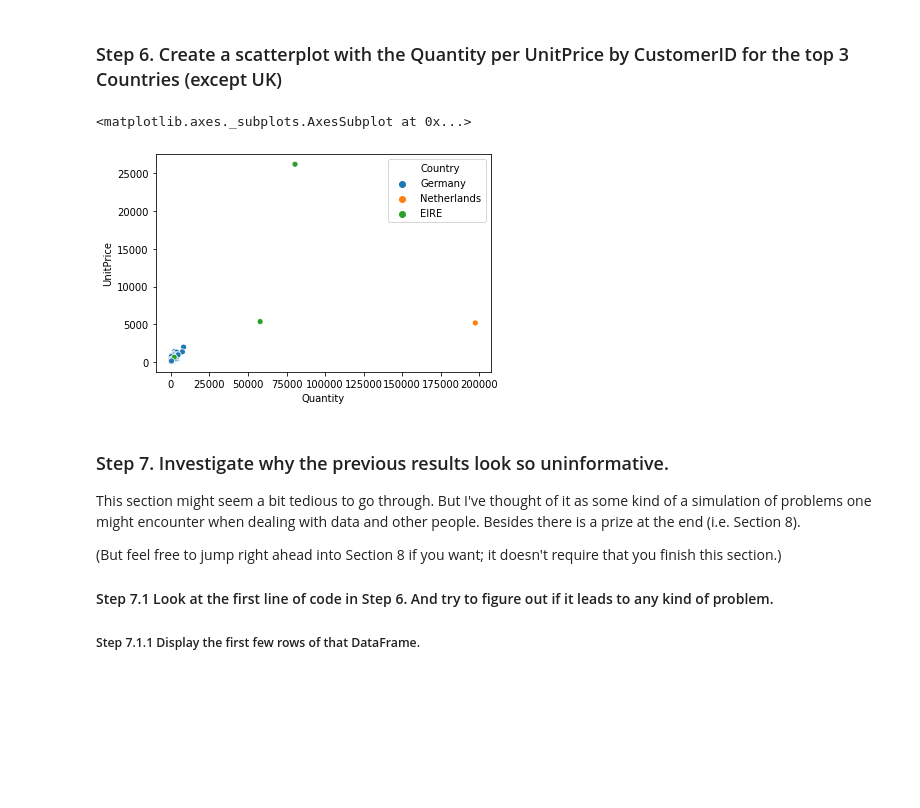
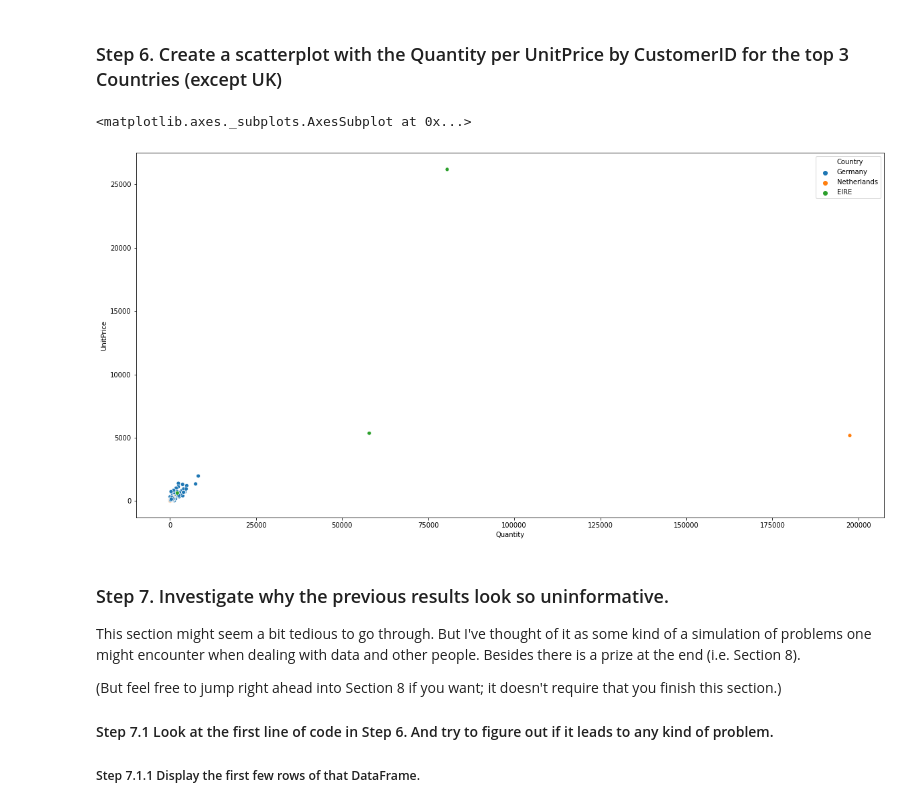
Before and after one commit to GustavoFortti/data-science-studies, a Jupyter notebook: Pandas Exercices/07_Visualization/Online_Retail/Exercises.ipynb, the cells around one changed output. Cells and saved outputs as stored; diff of their text form; code cells hidden in the pictures; blank space fills up the shorter version.

```diff
--- a/Pandas Exercices/07_Visualization/Online_Retail/Exercises.ipynb
+++ b/Pandas Exercices/07_Visualization/Online_Retail/Exercises.ipynb
@@ -69,10 +71,10 @@ import seaborn as sns
 # %%
 #sns.scatterplot(data=tips, x="total_bill", y="tip", hue="time")
-
-sns.scatterplot(data=df, x='Quantity', y='UnitPrice', hue='Country', size_norm=)
+plt.figure(figsize=(20, 10))
+sns.scatterplot(data=df, x='Quantity', y='UnitPrice', hue='Country')
 # %% [output]
 <matplotlib.axes._subplots.AxesSubplot at 0x...>
-[figure, old version]
+[figure, new version]
 # %% [markdown]
 ### Step 7. Investigate why the previous results look so uninformative.
 
```
Also changed, not shown: parts of 8 cells of this notebook.
